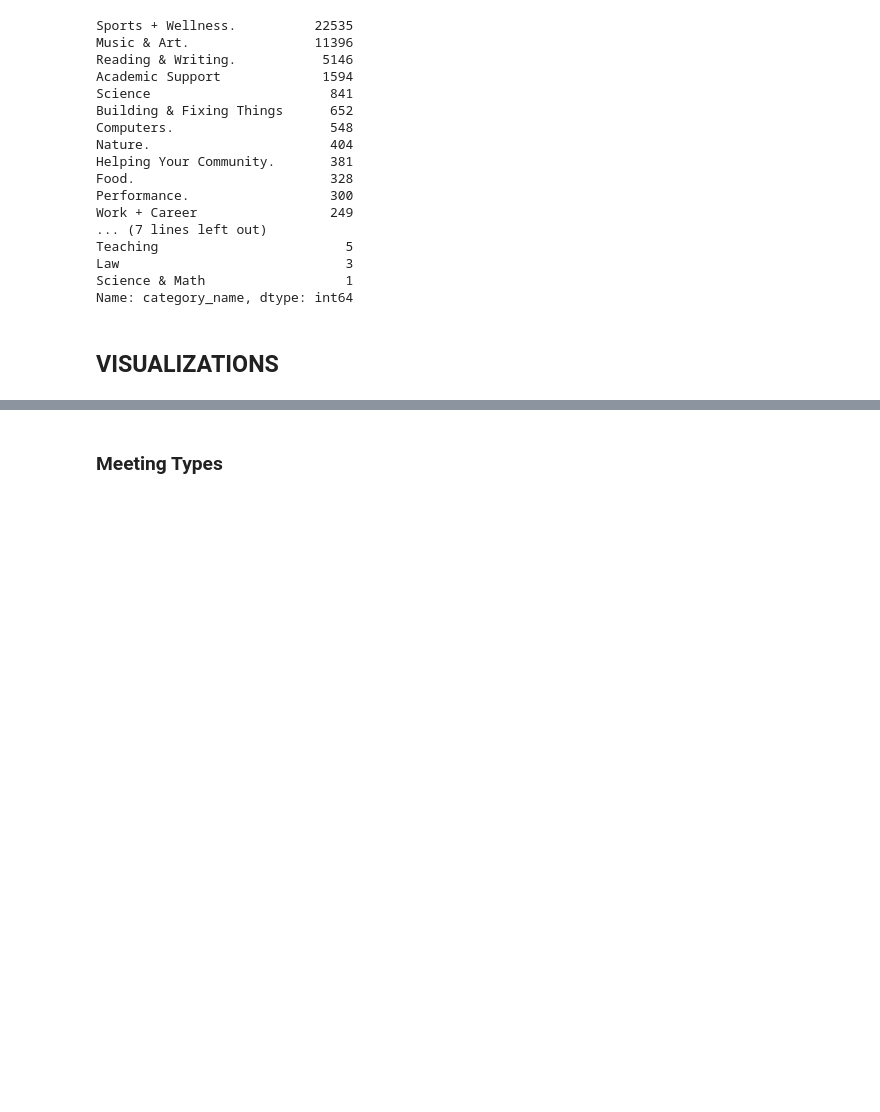
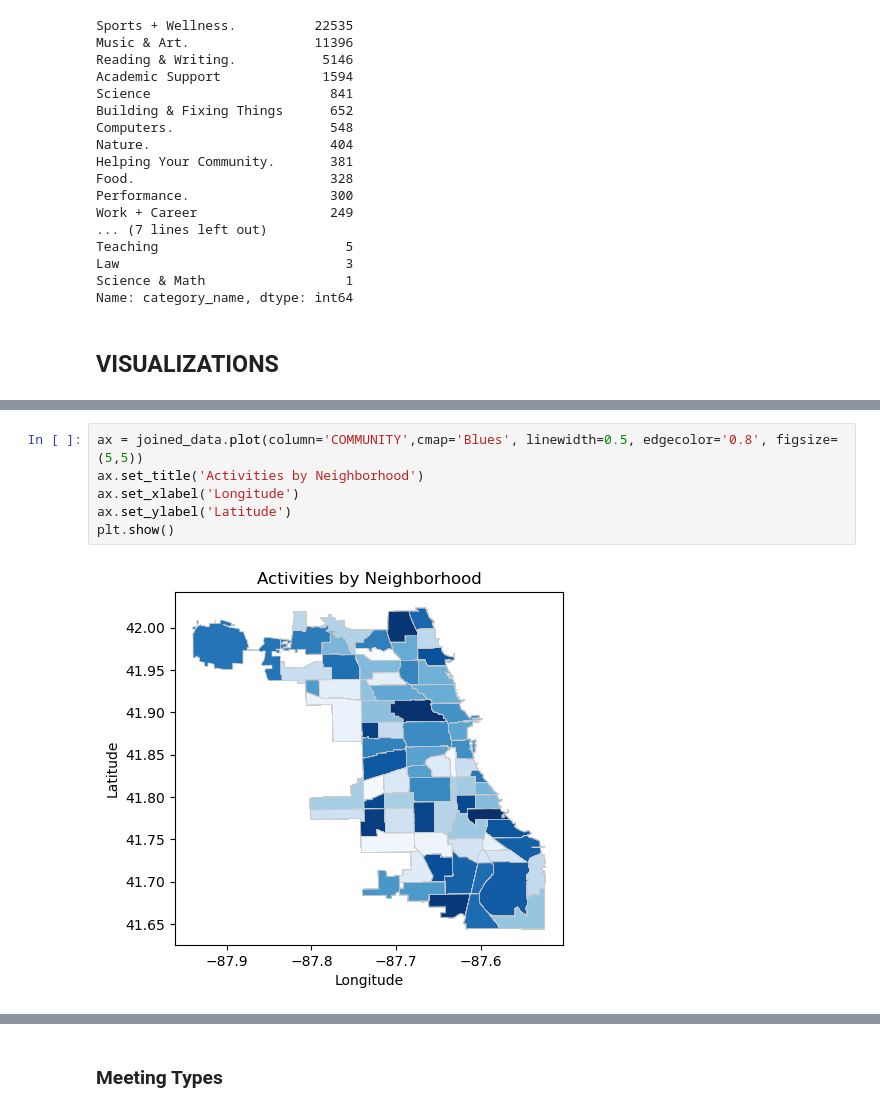
Before and after one commit to snookgum/stat390, a Jupyter notebook: MCMF/MCMF In Class Work.ipynb, the cells around one changed output, grey strips where cells are left out. Cells and saved outputs as stored; diff of their text form; blank space fills up the shorter version.

```diff
--- a/MCMF/MCMF In Class Work.ipynb
+++ b/MCMF/MCMF In Class Work.ipynb
@@ -407,0 +262,8 @@ plt.show()
+# %%
+ax = joined_data.plot(column='COMMUNITY',cmap='Blues', linewidth=0.5, edgecolor='0.8', figsize=(5,5))
+ax.set_title('Activities by Neighborhood')
+ax.set_xlabel('Longitude')
+ax.set_ylabel('Latitude')
+plt.show()
+# %% [output]
+[figure, added]
```
Also changed, not shown: parts of 79 cells of this notebook, 21 other files.
